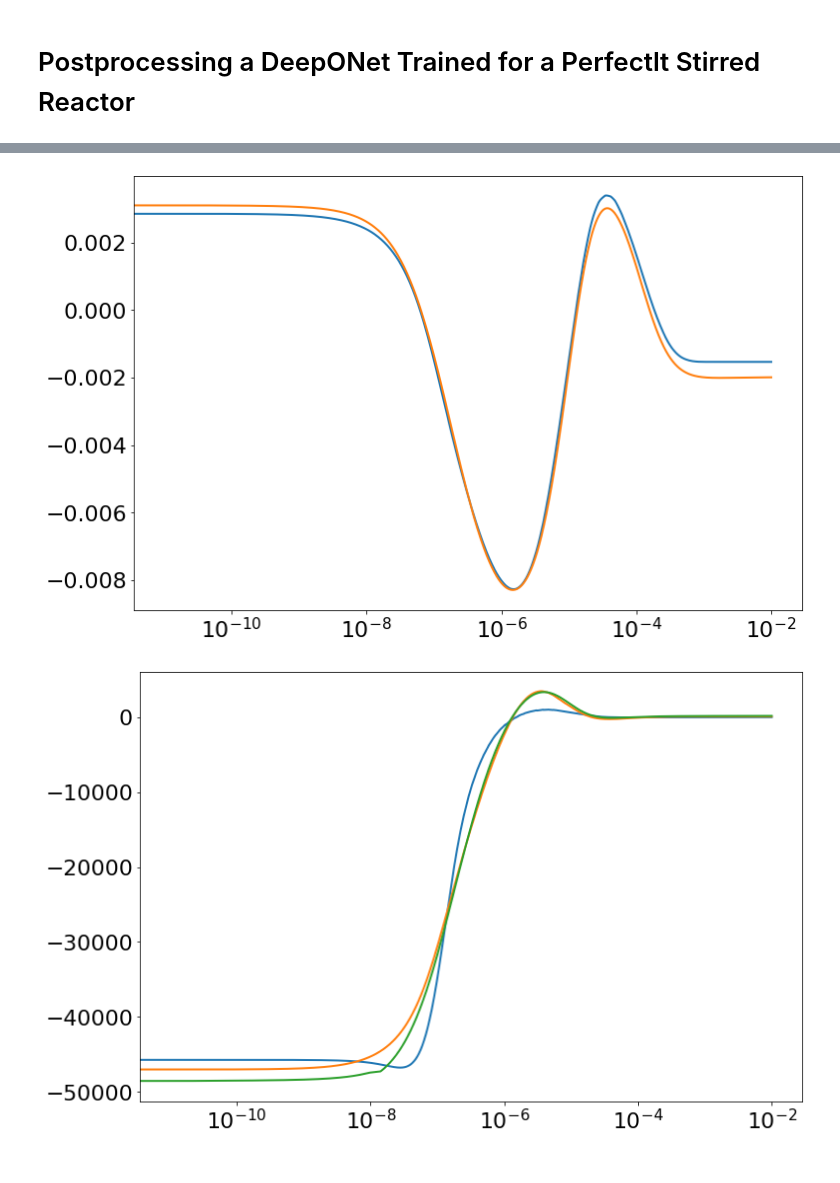
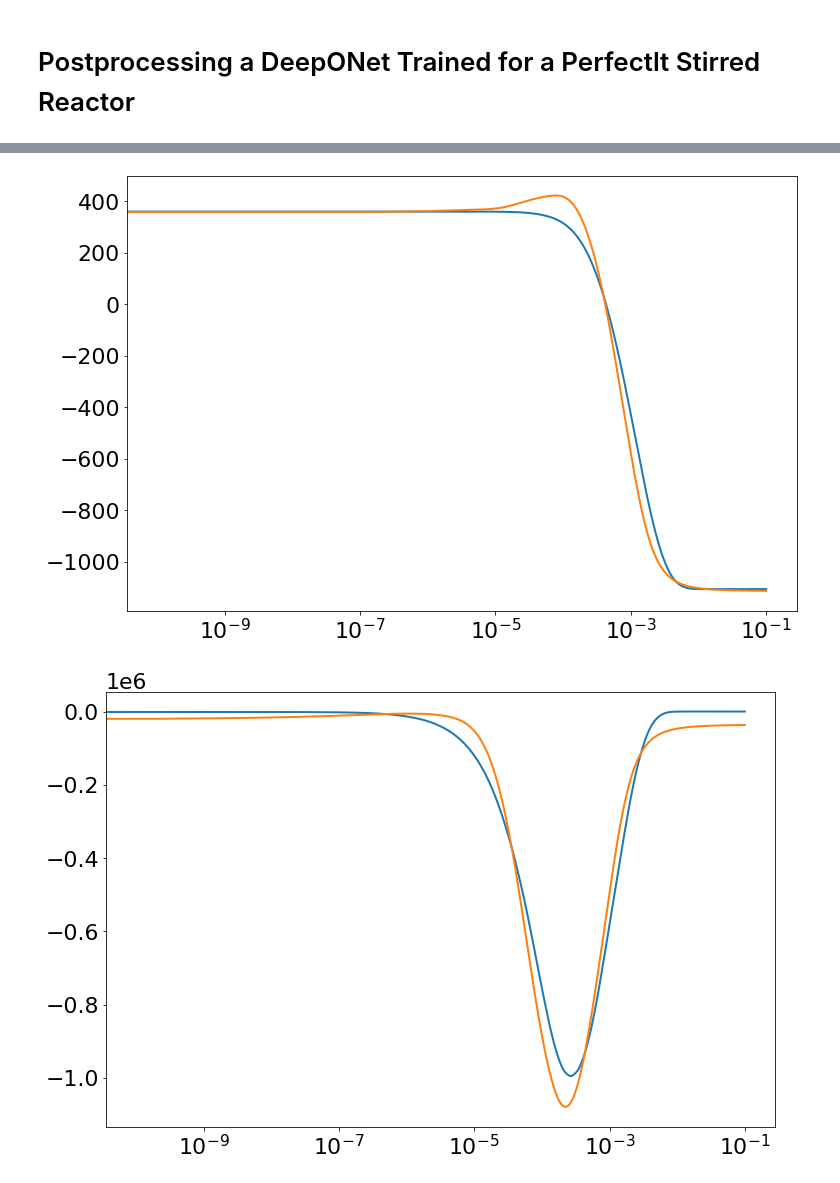
Before and after one commit to simoneventuri/ROMNet_, a Jupyter notebook: scripts/postprocessing/PSReactor/DeepONet/Predict_DeepONet.ipynb, the cells around one changed output, grey strips where cells are left out. Cells and saved outputs as stored; diff of their text form; code cells hidden in the pictures.

```diff
--- a/scripts/postprocessing/PSReactor/DeepONet/Predict_DeepONet.ipynb
+++ b/scripts/postprocessing/PSReactor/DeepONet/Predict_DeepONet.ipynb
@@ -21,14 +21,14 @@ import romnet                             as rmnt
 
 ROMNetFldr    = WORKSPACE_PATH + '/ROMNet/romnet/'
 
-OutputDir     = WORKSPACE_PATH+'/ROMNet/Data/PSR_10Cases/'
-TestDir       = WORKSPACE_PATH+'/ROMNet/Data/PSR_10Cases_Test/'
+OutputDir     = WORKSPACE_PATH+'/ROMNet/Data/PSR_100Cases/'
+TestDir       = WORKSPACE_PATH+'/ROMNet/Data/PSR_100Cases_Test/'
 
-PathToRunFld  = WORKSPACE_PATH + '/ROMNet/PSR_10Cases/DeepONet/Deterministic/Run_2/'
+PathToRunFld  = WORKSPACE_PATH + '/ROMNet/PSR_100Cases/DeepONet/Deterministic/Run_1/'
 #PathToRunFld  = WORKSPACE_PATH + '/ROMNet/PSR_10Cases/DeepONet/MCDropOut/Run_2/'
 #PathToRunFld  = WORKSPACE_PATH + '/ROMNet/PSR_10Cases/DeepONet/BayesByBackprop/Run_1/'
 
-CasesVec      = [0]
+CasesVec      = [99]
 DirDir        = OutputDir #OutputDir #TestDir
 
 NSamples      = 2
@@ -188,8 +188,8 @@ for iTest in CasesVec:
     FileName                     = DirDir+'/'+str(NVarsRed)+'PC/train/ext/PC.csv.'+str(iTest+1)
     InputDataTest                = pd.read_csv(FileName, header=0)
     tVec                         = InputDataTest['t'].to_numpy()
-    InputDataTest['log10(t)']    = np.log10(tVec + 1.e-15)
-    InputDataTest['log(t)']      = np.log(tVec + 1.e-15)
+    InputDataTest['log10(t)']    = np.log10(tVec)
+    InputDataTest['log(t)']      = np.log(tVec)
     InputDataTest['log10(Rest)'] = RestVal * np.ones(len(tVec))
     yMatOrig_pca                 = InputDataTest[TestInputVars].to_numpy()
     y0_pca                       = yMatOrig_pca[0,:]
@@ -209,7 +209,7 @@ for iTest in CasesVec:
 
     if (InputData.ProbApproach == 'Deterministic') or (NSamples == 1):
 
-        yMat_pca = model.predict(InputDataTest[['log10(Rest)','t']])
+        yMat_pca = model.predict(InputDataTest[['log10(Rest)','log(t)']])
         yMat_pre = (yMat_pca.dot(A))
         yMat     = yMat_pre*D[:,0] + C[:,0]
 
@@ -225,7 +225,7 @@ for iTest in CasesVec:
         yMat_sqr     = np.zeros((yMatOrig.shape[0], A.shape[1]))
 
         for iSample in range(NSamples):
-            yMat_pca = model.predict(InputDataTest[['log10(Rest)','t']])
+            yMat_pca = model.predict(InputDataTest[['log10(Rest)','log(t)']])
 
             yMat_pca_sum += yMat_pca
             yMat_pca_sqr += yMat_pca**2
@@ -313,31 +313,31 @@ plt.xscale('log')
 # %%
 PSR  = rmnt.pinn.system.PSR(InputData)
 
 Rest = InputDataTest[['log10(Rest)']].to_numpy()
 tVec = InputDataTest[['t']].to_numpy()
 
-iPC  = 2
+iPC  = 0
 
-tVecLog = np.log(tVec+1.e-15)[:,0]
+tVecLog = np.log(tVec)[:,0]
 
-dy_masked_dt_Num  = np.gradient(yMatOrig_pca[:,iPC], tVec[:,0])
-dy_masked_dt_Orig = PSR.f_pc(0., yMatOrig_pca, Rest)
-dy_masked_dt      = PSR.f_pc(0., yMat_pca,     Rest)
+dy_masked_dt_Num  = np.gradient(yMat_pca[:,iPC], tVecLog)
+dy_masked_dt_Orig = PSR.f_pc(0., yMatOrig_pca, Rest) #/ tVec#[:,0]
+dy_masked_dt      = PSR.f_pc(0., yMat_pca,     Rest) #/ tVec#[:,0]
 
 fig = plt.figure(figsize=(12,8))
 plt.plot(tVec, yMatOrig_pca[:,iPC])
 plt.plot(tVec, yMat_pca[:,iPC])
 plt.xscale('log')
 # plt.xlim([1.e-3,1.e-2])
 # plt.ylim([-1280, -1275])
 
 fig = plt.figure(figsize=(12,8))
-plt.plot(tVec, dy_masked_dt_Num         )#/model.y_range[iPC])
+#plt.plot(tVec, dy_masked_dt_Num         )#/model.y_range[iPC])
 plt.plot(tVec, dy_masked_dt_Orig[:,iPC] )#/model.y_range[iPC])
 plt.plot(tVec, dy_masked_dt[:,iPC]      )#/model.y_range[iPC])
 plt.xscale('log')
 # plt.xlim([1.e-14,1.e-13])
 # plt.ylim([-1e9, 1e7])
 # %% [output]
-[figure, old version]
+[figure, new version]
-[figure, old version]
+[figure, new version]
```
Also changed, not shown: parts of 12 cells of this notebook, 13 other files.
